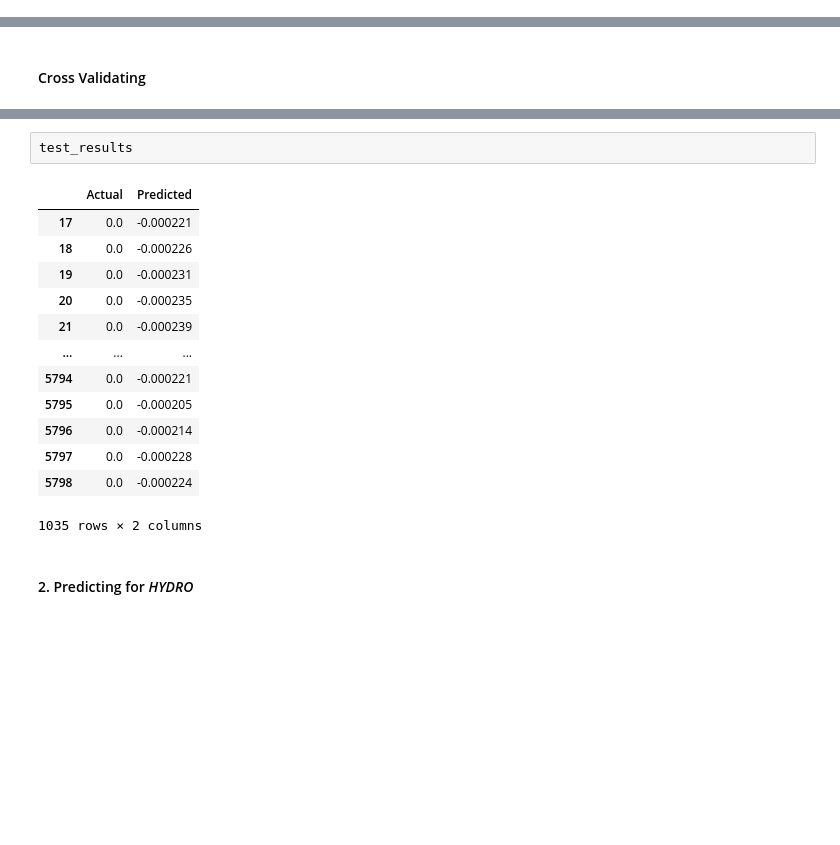
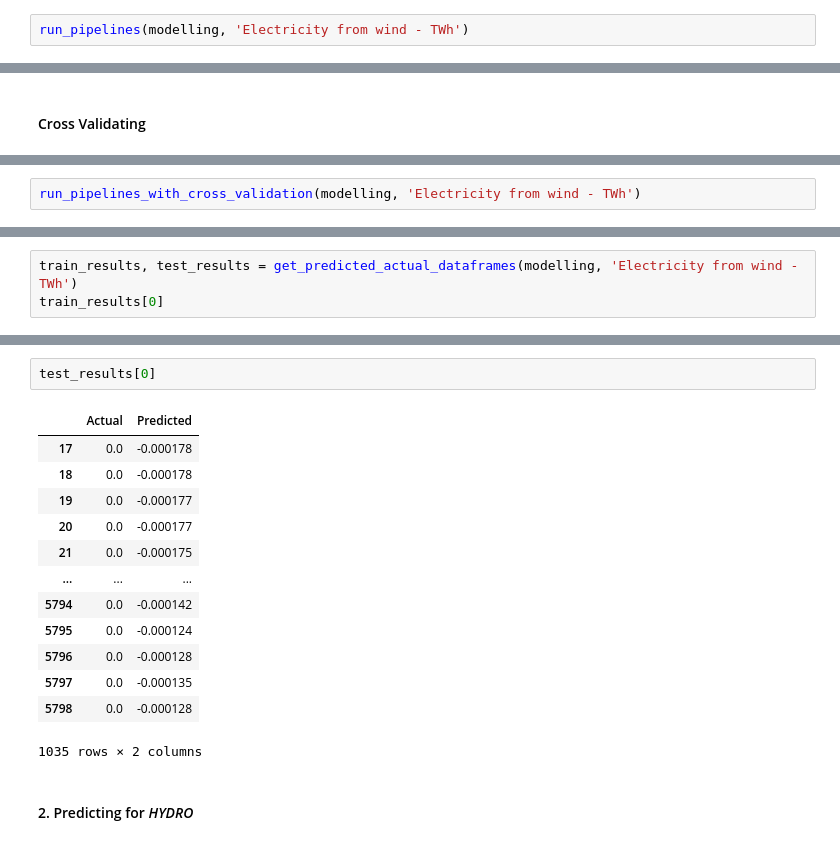
Before and after one commit to marttech26/GLOBAL-POWER-ANALYSIS, a Jupyter notebook: global_renewable_energy.ipynb, the cells around one changed output, grey strips where cells are left out. Saved outputs shown, nothing was run; the diff lists cells and outputs as text; blank space fills up the shorter version.

Commit message:
Time Series Modelling

```diff
--- a/global_renewable_energy.ipynb
+++ b/global_renewable_energy.ipynb
@@ -787,0 +606,2 @@ R-squared (R2) Score: 0.9999999997494666
+# %%
+run_pipelines(modelling, 'Electricity from wind - TWh')
@@ -850,0 +634,2 @@ train_results
+# %%
+run_pipelines_with_cross_validation(modelling, 'Electricity from wind - TWh')
@@ -850,0 +651,3 @@ train_results
+# %%
+train_results, test_results = get_predicted_actual_dataframes(modelling, 'Electricity from wind - TWh')
+train_results[0]
@@ -851,18 +668,18 @@ train_results
 # %%
-test_results
+test_results[0]
 # %% [output]
 |  | Actual | Predicted |
-| 17 | 0.0 | -0.000221 |
-| 18 | 0.0 | -0.000226 |
-| 19 | 0.0 | -0.000231 |
-| 20 | 0.0 | -0.000235 |
-| 21 | 0.0 | -0.000239 |
+| 17 | 0.0 | -0.000178 |
+| 18 | 0.0 | -0.000178 |
+| 19 | 0.0 | -0.000177 |
+| 20 | 0.0 | -0.000177 |
+| 21 | 0.0 | -0.000175 |
 | ... | ... | ... |
-| 5794 | 0.0 | -0.000221 |
-| 5795 | 0.0 | -0.000205 |
-| 5796 | 0.0 | -0.000214 |
-| 5797 | 0.0 | -0.000228 |
-| 5798 | 0.0 | -0.000224 |
+| 5794 | 0.0 | -0.000142 |
+| 5795 | 0.0 | -0.000124 |
+| 5796 | 0.0 | -0.000128 |
+| 5797 | 0.0 | -0.000135 |
+| 5798 | 0.0 | -0.000128 |
 1035 rows × 2 columns
 # %% [markdown]
 #### 2. Predicting for *HYDRO*
```
Also changed, not shown: parts of 108 cells of this notebook, 1 other file.
